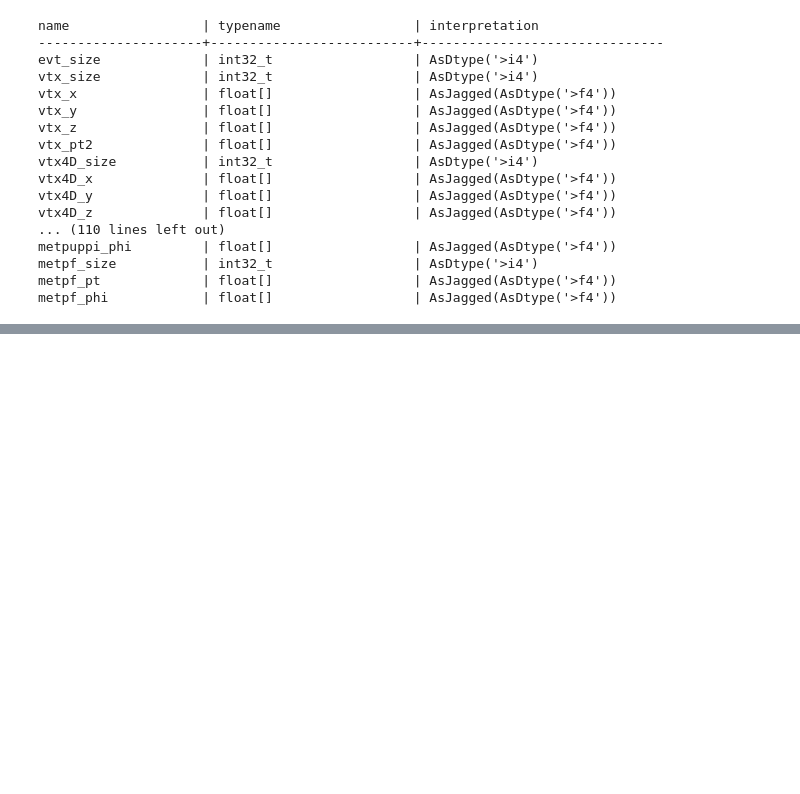
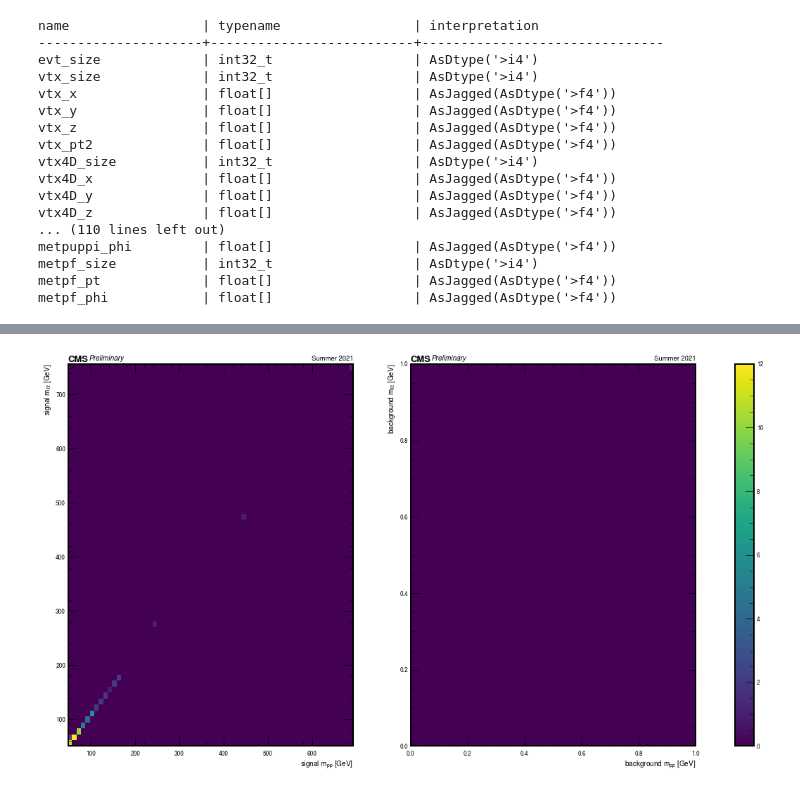
Before and after one commit to jloemker/SWAN, a Jupyter notebook: Analysis_Bg_Sig.ipynb, the cells around one changed output, grey strips where cells are left out. Drawn from its saved outputs; the diff is of its cells as text; code cells hidden in the pictures; blank space fills up the shorter version.

```diff
--- a/Analysis_Bg_Sig.ipynb
+++ b/Analysis_Bg_Sig.ipynb
@@ -372,19 +399,21 @@ print(len(sig_val))
 # %%
 #plot mpp vs mll for pile-up and signal pairs.
 
 fig, axes = plt.subplots(1,2,figsize=(20,10) )
 proton = analysis['s_mpp'].values
 muon = analysis['s_mll'].values
 
-axes[0].hist2d(proton, muon, bins=(64,64) , cmap='viridis')
+h = axes[0].hist2d(proton, muon, bins=(64,64) , cmap='viridis')
 axes[0].set(xlabel=r'signal $m_{pp}$ [GeV]', ylabel=r'signal $m_{\ell \ell}$ [GeV]')
 #axes[0].set_ylim(50,500)
 #axes[0].set_xlim(50,500)
-axes[1].hist2d(bg_anal['mpp'].values, bg_anal['mll'].values, bins=(64,64) , cmap='viridis')
+axes[1].hist2d(bg_anal['mpp'].values, bg_anal['mll'].values, bins=(1000,1000) , cmap='viridis')
 axes[1].set(xlabel=r'background $m_{pp}$ [GeV]', ylabel=r'background $m_{\ell \ell}$ [GeV]')
 #axes[1].set_ylim(0,200)
 fig.colorbar(h[3], ax=axes)
 
 for i in range(2): hep.cms.label(llabel="Preliminary", rlabel="Summer 2021", ax=axes[i])
 
 #plt.savefig('AnalyseW2/corr_mpp_mll_sig_bg.png')
+# %% [output]
+[figure, added]
```
Also changed, not shown: parts of 8 cells of this notebook.
